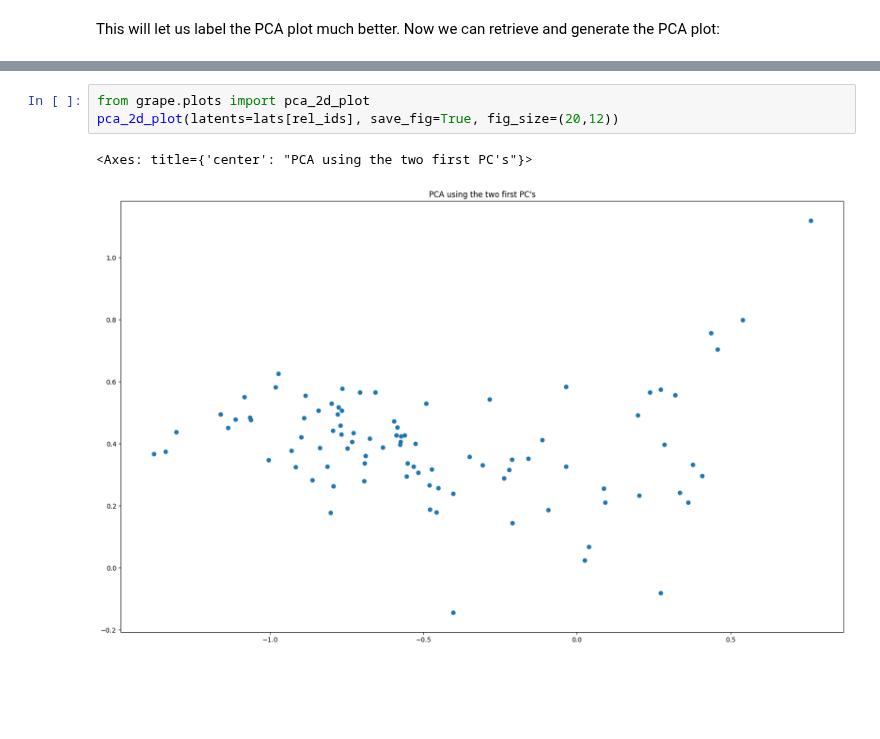
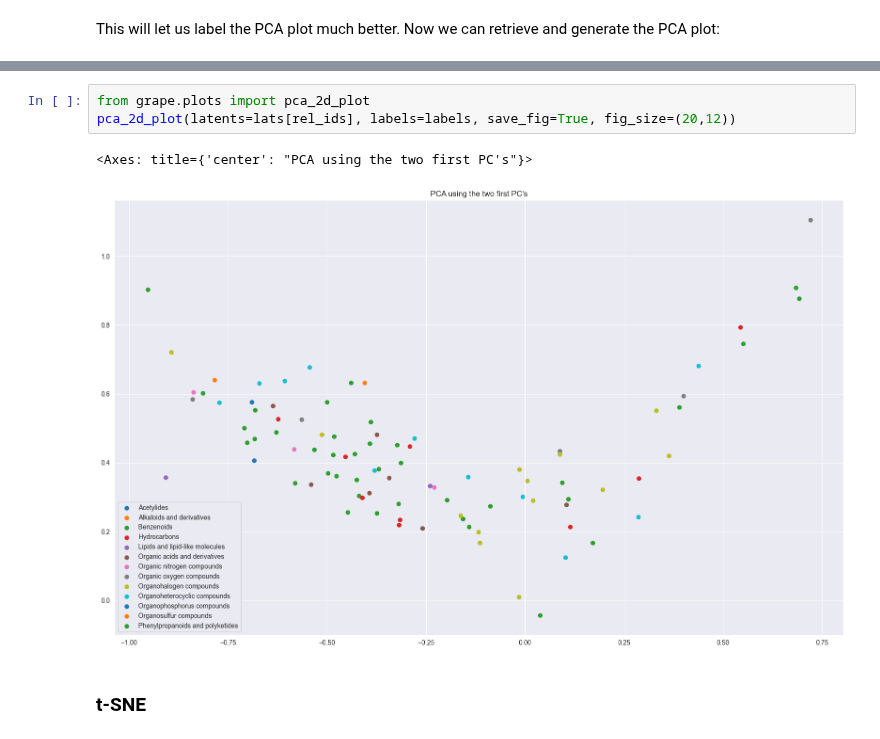
Before and after one commit to aerte/GraPE, a Jupyter notebook: docs/source/Demonstration.ipynb, the cells around one changed output, grey strips where cells are left out. Drawn from its saved outputs; the diff is of its cells as text; blank space fills up the shorter version.

```diff
--- a/docs/source/Demonstration.ipynb
+++ b/docs/source/Demonstration.ipynb
@@ -410,6 +391,8 @@ print(lats)
 # %%
 from grape.plots import pca_2d_plot
-pca_2d_plot(latents=lats[rel_ids], save_fig=True, fig_size=(20,12))
+pca_2d_plot(latents=lats[rel_ids], labels=labels, save_fig=True, fig_size=(20,12))
 # %% [output]
 <Axes: title={'center': "PCA using the two first PC's"}>
-[figure, old version]
+[figure, new version]
+# %% [markdown]
+### t-SNE
```
Also changed, not shown: parts of 47 cells of this notebook, 12 other files.
